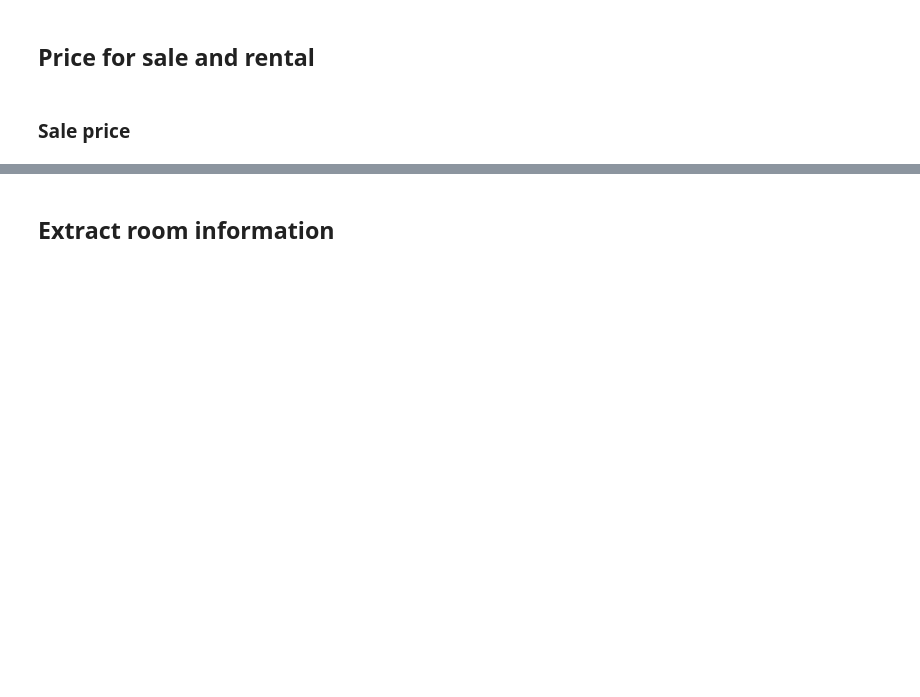
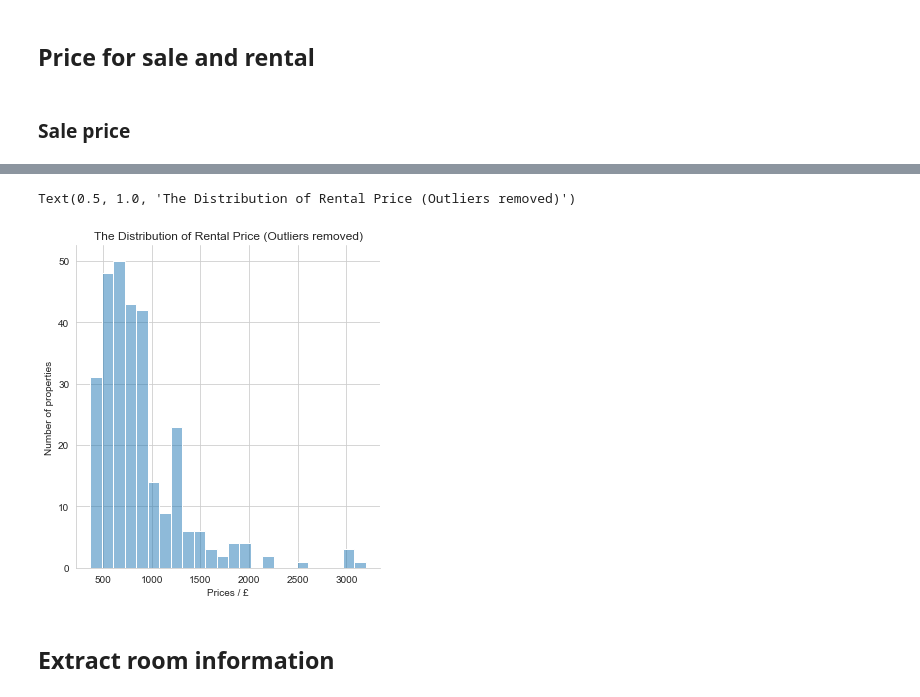
Before and after one commit to luowx0905/Individual-Project, a Jupyter notebook: sell property/read_dataset/create_input_data.ipynb, the cells around one changed output, grey strips where cells are left out. Saved outputs shown, nothing was run; the diff lists cells and outputs as text; code cells hidden in the pictures; blank space fills up the shorter version.

```diff
--- a/sell property/read_dataset/create_input_data.ipynb
+++ b/sell property/read_dataset/create_input_data.ipynb
@@ -85,7 +104,13 @@ plt.title("Sale Price")
 # %%
 rental_price = prices[general_data["Sale or Let"] == "Rental"]
-sns.displot(rental_price)
-plt.title("Rental Price")
+fig = sns.displot(rental_price)
+fig._legend.remove()
+plt.xlabel("Prices / £")
+plt.ylabel("Number of properties")
+plt.title("The Distribution of Rental Price (Outliers removed)")
+# %% [output]
+Text(0.5, 1.0, 'The Distribution of Rental Price (Outliers removed)')
+[figure, added]
 # %% [markdown]
 ## Extract room information
 # %%
```
Also changed, not shown: parts of 5 cells of this notebook, 7 other files.
